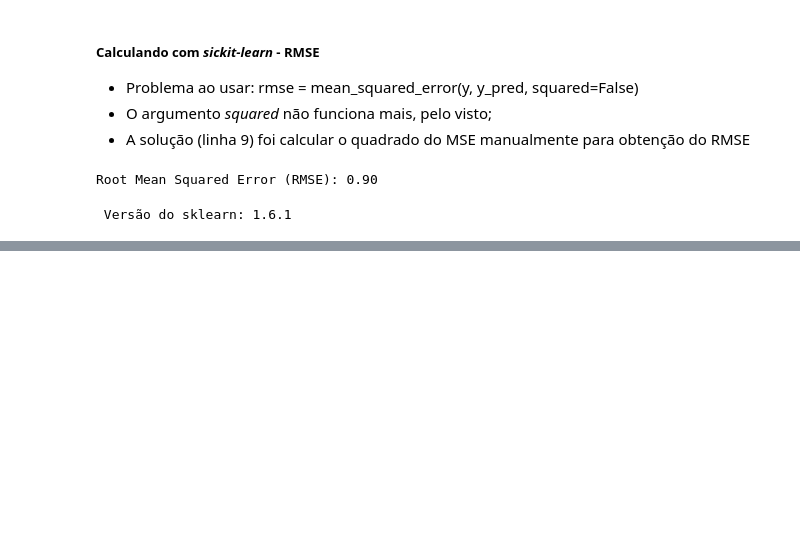
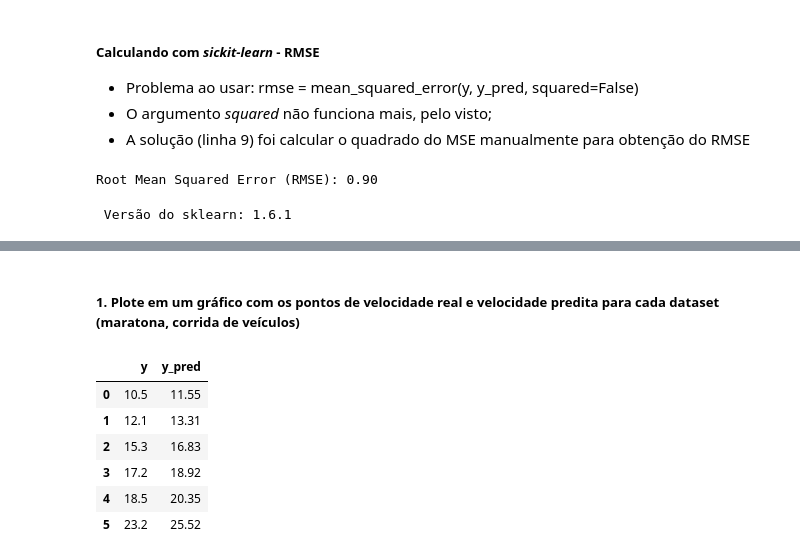
Before and after one commit to mariotlemes/pos-NLP, a Jupyter notebook: src/M4-regressao/regressao-parte2-METRICAS.ipynb, the cells around one changed output, grey strips where cells are left out. Cells and saved outputs as stored; diff of their text form; code cells hidden in the pictures; blank space fills up the shorter version.

```diff
--- a/src/M4-regressao/regressao-parte2-METRICAS.ipynb
+++ b/src/M4-regressao/regressao-parte2-METRICAS.ipynb
@@ -320,0 +324,38 @@ print(f" Versão do sklearn: {sklearn.__version__}")
+# %%
+# Conjunto de dados de uma maratona
+y_foot = np.array([10.5, 12.1, 15.3, 17.2, 18.5, 23.2])
+y_foot_pred = y_foot * 1.1
+
+# Conjunto de dados de uma corrida de automóveis
+y_car = np.array([150.4, 220.2, 157.8, 149.9, 153.0])
+y_car_pred = y_car * 1.1
+
+# Cálculo do R2 para ambos datasets
+r2_foot =  r2_score(y_foot, y_foot_pred)
+r2_car =   r2_score(y_car, y_car_pred)
+print(f'R2 foot: {r2_foot:.2f}')
+print(f'R2 car: {r2_car:.2f}')
+print('**********************')
+
+# Cálculo do MAE para ambos datasets
+mae_foot = mean_absolute_error(y_foot, y_foot_pred)
+mae_car  = mean_absolute_error(y_car, y_car_pred)
+print(f'MAE foot: {mae_foot:.2f}')
+print(f'MAE car: {mae_car:.2f}')
+print('**********************')
+
+# Cálculo do MSE para ambos datasets
+mse_foot = mean_squared_error(y_foot, y_foot_pred)
+mse_car  = mean_squared_error(y_car, y_car_pred)
+print(f'MSE foot: {mse_foot:.2f}')
+print(f'MSE car: {mse_car:.2f}')
+print('**********************')
+
+# Cálculo do RMSE para ambos datasets
+# rmse_foot = mean_squared_error(y_foot, y_foot_pred, squared=False)
+rmse_foot = np.sqrt(mse_foot)
+# rmse_car  = mean_squared_error(y_car, y_car_pred, squared=False)
+rmse_car  = np.sqrt(mse_car)
+print(f'RMSE foot: {rmse_foot:.2f}')
+print(f'RMSE car: {rmse_car:.2f}')
+print('**********************')
@@ -320,0 +375,14 @@ print(f" Versão do sklearn: {sklearn.__version__}")
+# %% [markdown]
+##### 1. Plote em um gráfico com os pontos de velocidade real e velocidade predita para cada dataset (maratona, corrida de veículos)
+# %%
+# criar um dataframe com os valores
+df_maratona = pd.DataFrame({'y': y_foot, 'y_pred': y_foot_pred})
+df_maratona
+# %% [output]
+|  | y | y_pred |
+| 0 | 10.5 | 11.55 |
+| 1 | 12.1 | 13.31 |
+| 2 | 15.3 | 16.83 |
+| 3 | 17.2 | 18.92 |
+| 4 | 18.5 | 20.35 |
+| 5 | 23.2 | 25.52 |
```
Also changed, not shown: parts of 5 cells of this notebook.
